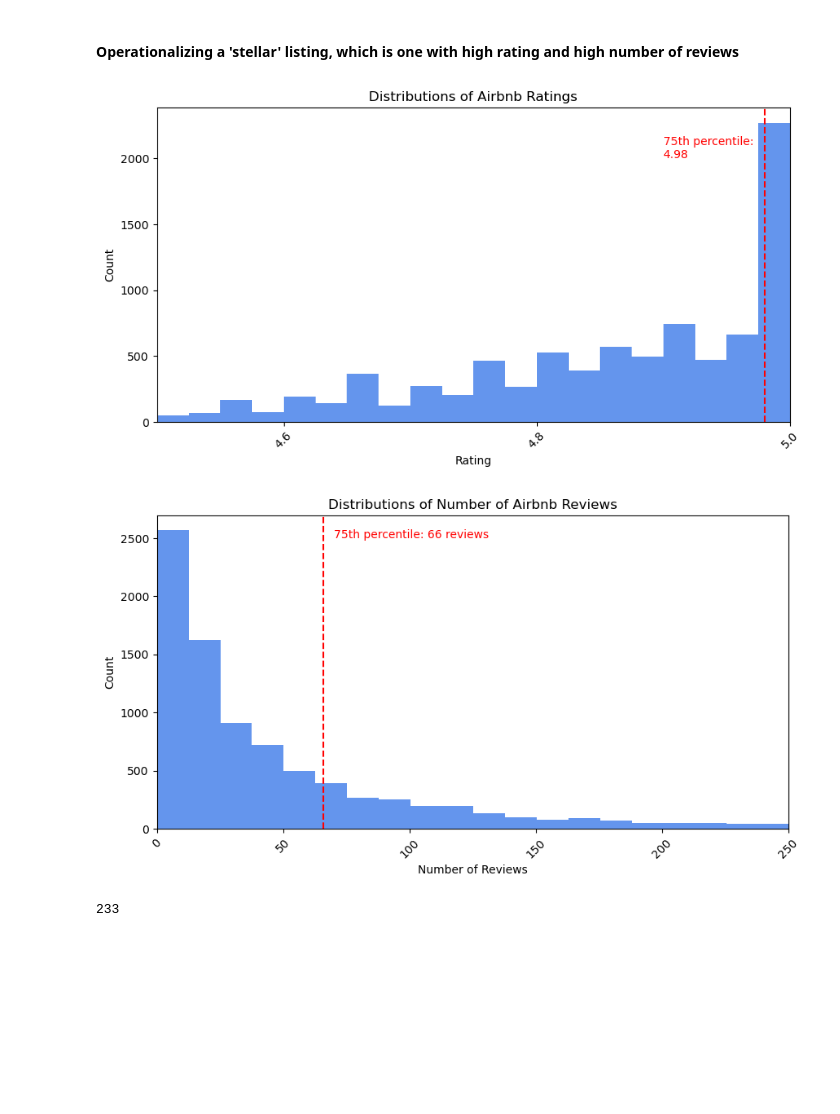
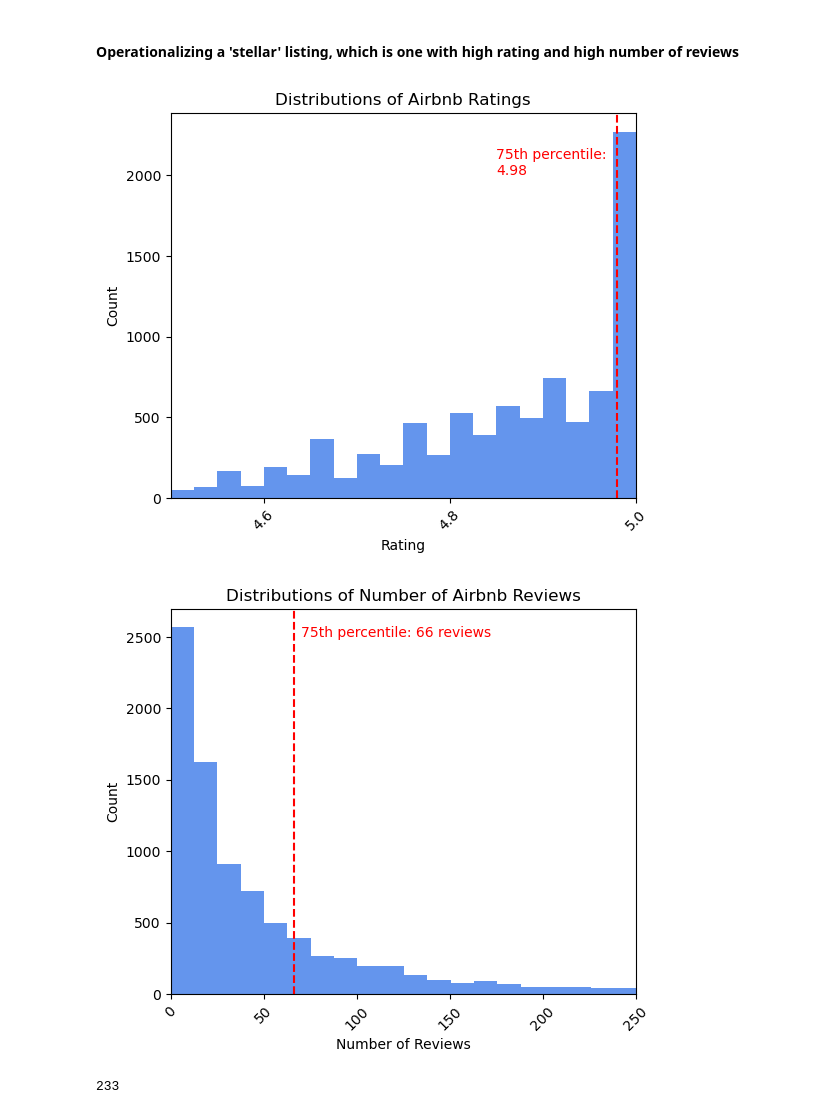
Before and after one commit to vndayambaje/Airbnb_EDA_Project, a Jupyter notebook: Project_2_final_eda.ipynb, the cells around one changed output. Saved outputs shown, nothing was run; the diff lists cells and outputs as text; code cells hidden in the pictures; blank space fills up the shorter version.

```diff
--- a/Project_2_final_eda.ipynb
+++ b/Project_2_final_eda.ipynb
@@ -556,3 +556,19 @@ airbnb.head()
 import matplotlib.pyplot as plt
 from matplotlib.patches import Patch
 import seaborn as sns
+# %%
+# typing the country as categories
+airbnb['country'] = airbnb['country'].astype('category')
+
+# pulling out the top 10 countries that have the most listings
+top_10_countries = airbnb['country'].value_counts().index[:10]
+
+# filtering out the main df to only those rows whose country is in the top 10 countries
+df_top_10_countries = airbnb[airbnb['country'].isin(top_10_countries)]
+
+# create a countplot
+sns.countplot(y='country', data=df_top_10_countries, order=top_10_countries, color = 'cornflowerblue', alpha = 1)
+plt.xlabel('Frequency')
+plt.ylabel('Country')
+plt.title('Frequency of Listings by Country (Top 10)')
+plt.show()
@@ -579,32 +597,32 @@ plt.show()
 # %%
 # Look at the distribution of ratings to decide what is considered a high rating.
 
 # calculate the 75th percentile for rating
 high_rating_threshold = airbnb_small['rating'].quantile(0.75)
 
 # initialize figure
-fig, ax = plt.subplots(figsize=(10, 5))
+fig, ax = plt.subplots(figsize=(6, 5))
 
 # plot histogram with the specified bins
 sns.histplot(airbnb_small['rating'], bins = 80, kde = False, ax = ax, color = 'cornflowerblue', edgecolor='black', linewidth=0.0,alpha = 1)
 ax.set_title('Distributions of Airbnb Ratings')
 ax.set_ylabel('Count')
 ax.set_xlabel('Rating')
 
 # Add a line for the 80th percentile
 ax.axvline(high_rating_threshold, color = 'red', linestyle = 'dashed')
-ax.text(4.90, 2000,f'75th percentile:\n{high_rating_threshold:.2f}', color = 'red')
+ax.text(4.85, 2000,f'75th percentile:\n{high_rating_threshold:.2f}', color = 'red')
 
 # set xticks
 xticks = np.arange(4, airbnb['rating'].max()+0.2, 0.2)
 ax.set_xticks(xticks)
 plt.xticks(rotation=45)
 ax.set_xlim(left = 4.5, right = 5.0)
 
 # show plot
 plt.show()
 # %% [output]
-[figure, old version]
+[figure, new version]
 # %%
 # Look at the distribution of reviews to decide what is considered a high number of reviews. This is as proxy indicator for a popular (or infamous listing)
 
@@ -612,7 +630,7 @@ plt.show()
 high_reviews_threshold = int(airbnb_small['reviews'].quantile(0.75))
 
 # initialize figure
-fig, ax = plt.subplots(figsize=(10, 5))
+fig, ax = plt.subplots(figsize=(6, 5))
 
 # plot histogram with the specified bins
 sns.histplot(airbnb_small['reviews'], bins = 80, kde = False, ax = ax, color = 'cornflowerblue', edgecolor='black', linewidth=0.0, alpha = 1)
@@ -633,7 +651,7 @@ ax.set_xlim(left = 0, right = 250)
 #show plot
 plt.show()
 # %% [output]
-[figure, old version]
+[figure, new version]
 # %%
 # label listings that have rating and number of reviews at and above their respective 80th percentiles as stellar
 airbnb_small['stellar'] = (airbnb_small['reviews'] >= high_reviews_threshold) & (airbnb_small['rating'] >= high_rating_threshold)
```
Also changed, not shown: parts of 22 cells of this notebook, 2 other files.
